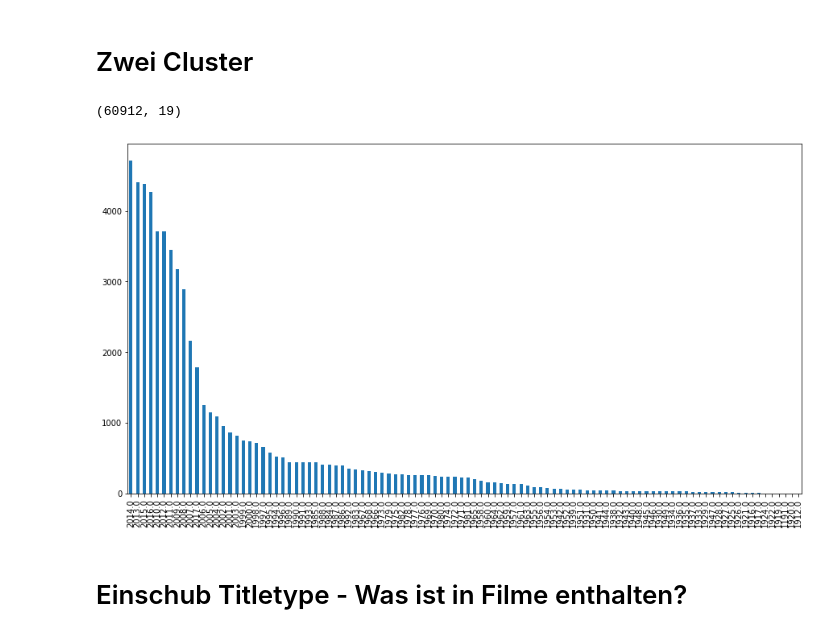
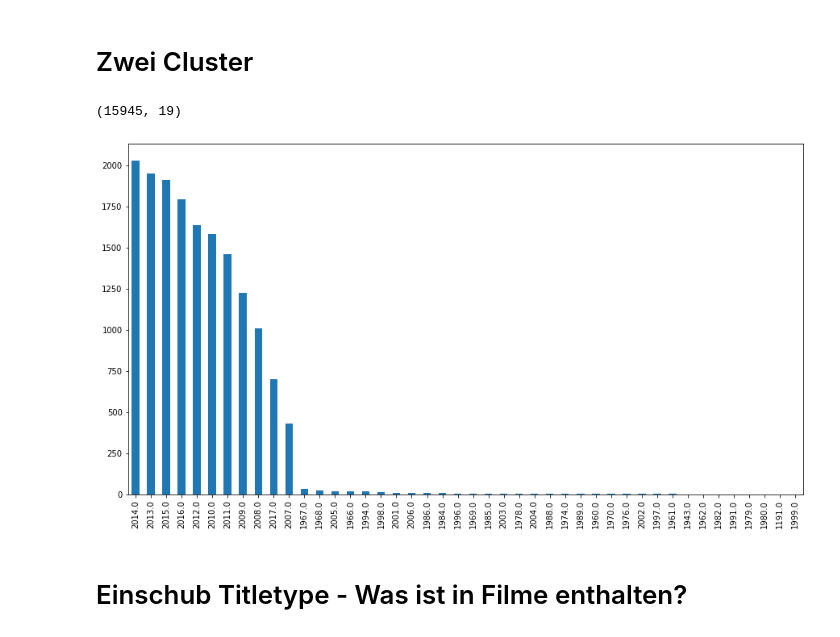
Before and after one commit to LennartKeller/SubtitleClustering, a Jupyter notebook: notebooks/Jan_Koe_ClusteringUberZeit-Copy1.ipynb, the cells around one changed output. Drawn from its saved outputs; the diff is of its cells as text; code cells hidden in the pictures.

Commit message:
update mit letzten Plots aus der Besprechung
Plot bei Serien und korrekte aufteilung

```diff
--- a/notebooks/Jan_Koe_ClusteringUberZeit-Copy1.ipynb
+++ b/notebooks/Jan_Koe_ClusteringUberZeit-Copy1.ipynb
@@ -162,13 +165,13 @@ b1:  45 b0:  13 r1:  30 r0:  50
 # %% [markdown]
 # Zwei Cluster
 # %%
-dfs.dropna(subset=['text', 'year', 'genre'], inplace=True)
+dfs.dropna(subset=['text', 'year', 'genre', 'duration', 'runtimeMinutes'], inplace=True)
 plt.figure(figsize=(15,8))
 pd.value_counts(dfs['year']).plot.bar()
 dfs.shape
 # %% [output]
-(60912, 19)
+(15945, 19)
-[figure, old version]
+[figure, new version]
 # %% [markdown]
 # Einschub Titletype - Was ist in Filme enthalten?
 # %% [markdown]
```
Also changed, not shown: parts of 4 cells of this notebook.
